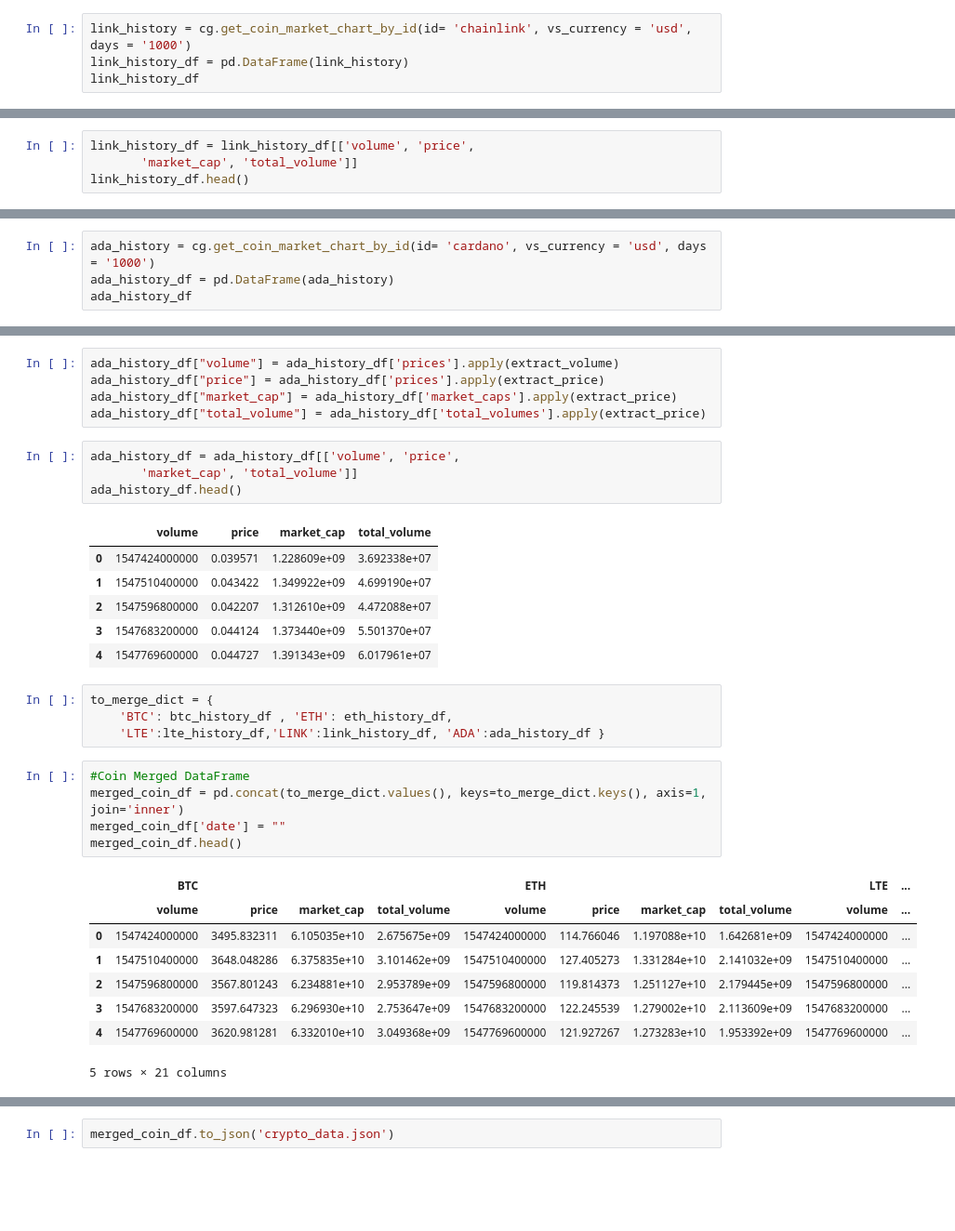
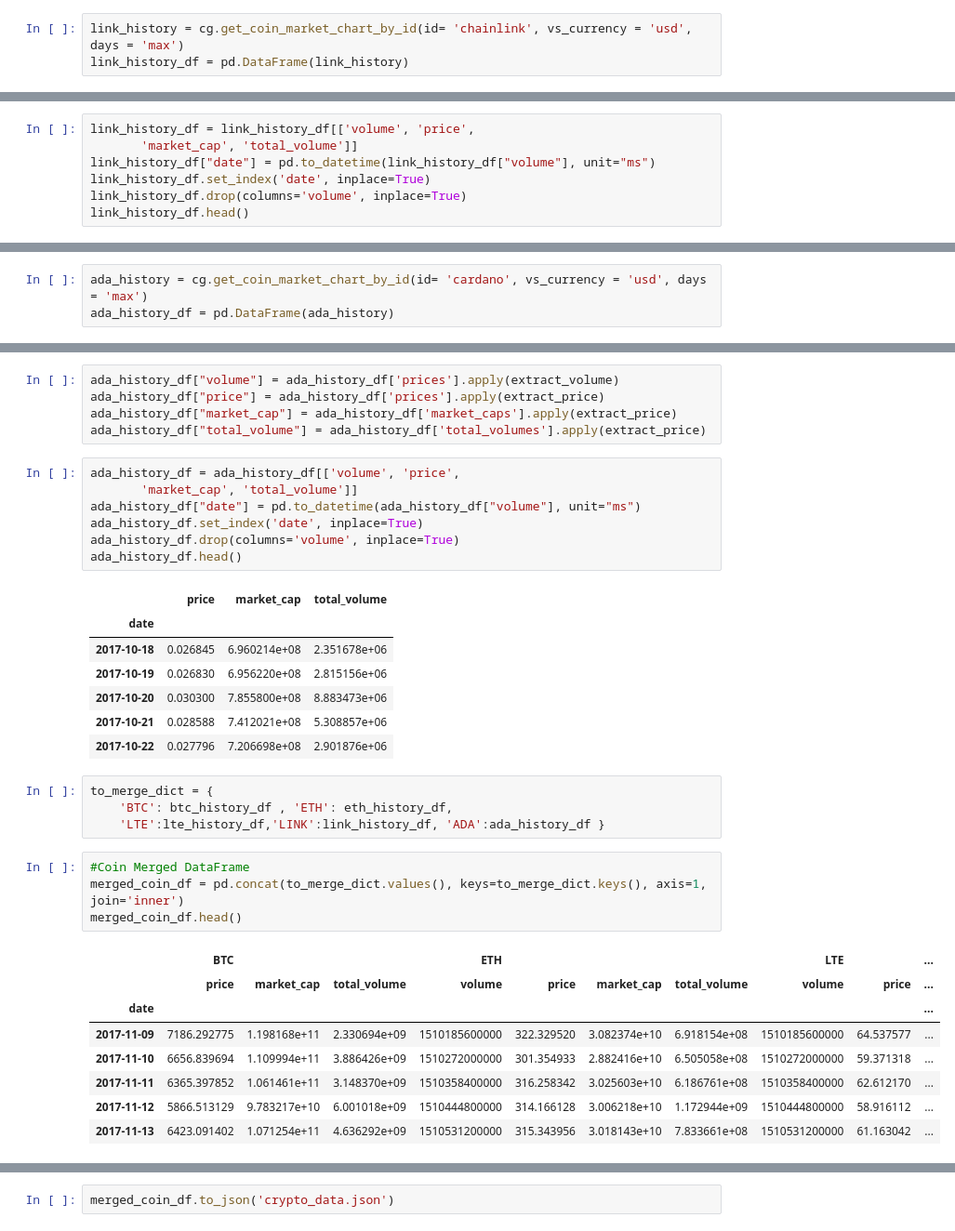
Before and after one commit to toniahurst/project_2, a Jupyter notebook: data_collection_db.ipynb, the cells around one changed output, grey strips where cells are left out. Shown: that part at 93% size. Saved outputs shown, nothing was run; the diff lists cells and outputs as text; blank space fills up the shorter version.

Commit message:
added dates for crypto

```diff
--- a/data_collection_db.ipynb
+++ b/data_collection_db.ipynb
@@ -158,4 +117,3 @@ lte_history_df.head()
 # %%
-link_history = cg.get_coin_market_chart_by_id(id= 'chainlink', vs_currency = 'usd', days = '1000')
+link_history = cg.get_coin_market_chart_by_id(id= 'chainlink', vs_currency = 'usd', days = 'max')
 link_history_df = pd.DataFrame(link_history)
-link_history_df
@@ -181,6 +125,9 @@ link_history_df["total_volume"] = link_history_df['total_volumes'].apply(extract
 # %%
 link_history_df = link_history_df[['volume', 'price',
        'market_cap', 'total_volume']]
+link_history_df["date"] = pd.to_datetime(link_history_df["volume"], unit="ms")
+link_history_df.set_index('date', inplace=True)
+link_history_df.drop(columns='volume', inplace=True)
 link_history_df.head()
 # %% [output]
 |  | volume | price | market_cap | total_volume |
@@ -192,6 +140,5 @@ link_history_df.head()
 # %%
-ada_history = cg.get_coin_market_chart_by_id(id= 'cardano', vs_currency = 'usd', days = '1000')
+ada_history = cg.get_coin_market_chart_by_id(id= 'cardano', vs_currency = 'usd', days = 'max')
 ada_history_df = pd.DataFrame(ada_history)
-ada_history_df
 # %% [output]
 |  | prices | market_caps | total_volumes |
@@ -215,14 +162,18 @@ ada_history_df["total_volume"] = ada_history_df['total_volumes'].apply(extract_p
 # %%
 ada_history_df = ada_history_df[['volume', 'price',
        'market_cap', 'total_volume']]
+ada_history_df["date"] = pd.to_datetime(ada_history_df["volume"], unit="ms")
+ada_history_df.set_index('date', inplace=True)
+ada_history_df.drop(columns='volume', inplace=True)
 ada_history_df.head()
 # %% [output]
-|  | volume | price | market_cap | total_volume |
-| 0 | 1547424000000 | 0.039571 | 1.228609e+09 | 3.692338e+07 |
-| 1 | 1547510400000 | 0.043422 | 1.349922e+09 | 4.699190e+07 |
-| 2 | 1547596800000 | 0.042207 | 1.312610e+09 | 4.472088e+07 |
-| 3 | 1547683200000 | 0.044124 | 1.373440e+09 | 5.501370e+07 |
-| 4 | 1547769600000 | 0.044727 | 1.391343e+09 | 6.017961e+07 |
+|  | price | market_cap | total_volume |
+| date |  |  |  |
+| 2017-10-18 | 0.026845 | 6.960214e+08 | 2.351678e+06 |
+| 2017-10-19 | 0.026830 | 6.956220e+08 | 2.815156e+06 |
+| 2017-10-20 | 0.030300 | 7.855800e+08 | 8.883473e+06 |
+| 2017-10-21 | 0.028588 | 7.412021e+08 | 5.308857e+06 |
+| 2017-10-22 | 0.027796 | 7.206698e+08 | 2.901876e+06 |
 # %%
 to_merge_dict = {
     'BTC': btc_history_df , 'ETH': eth_history_df,
@@ -230,14 +181,13 @@ to_merge_dict = {
 # %%
 #Coin Merged DataFrame
 merged_coin_df = pd.concat(to_merge_dict.values(), keys=to_merge_dict.keys(), axis=1, join='inner')
-merged_coin_df['date'] = ""
 merged_coin_df.head()
 # %% [output]
-|  | BTC |  |  |  | ETH |  |  |  | LTE | ... |
-|  | volume | price | market_cap | total_volume | volume | price | market_cap | total_volume | volume | ... |
-| 0 | 1547424000000 | 3495.832311 | 6.105035e+10 | 2.675675e+09 | 1547424000000 | 114.766046 | 1.197088e+10 | 1.642681e+09 | 1547424000000 | ... |
-| 1 | 1547510400000 | 3648.048286 | 6.375835e+10 | 3.101462e+09 | 1547510400000 | 127.405273 | 1.331284e+10 | 2.141032e+09 | 1547510400000 | ... |
-| 2 | 1547596800000 | 3567.801243 | 6.234881e+10 | 2.953789e+09 | 1547596800000 | 119.814373 | 1.251127e+10 | 2.179445e+09 | 1547596800000 | ... |
-| 3 | 1547683200000 | 3597.647323 | 6.296930e+10 | 2.753647e+09 | 1547683200000 | 122.245539 | 1.279002e+10 | 2.113609e+09 | 1547683200000 | ... |
-| 4 | 1547769600000 | 3620.981281 | 6.332010e+10 | 3.049368e+09 | 1547769600000 | 121.927267 | 1.273283e+10 | 1.953392e+09 | 1547769600000 | ... |
+|  | BTC |  |  | ETH |  |  |  | LTE |  | ... |
+|  | price | market_cap | total_volume | volume | price | market_cap | total_volume | volume | price | ... |
+| date |  |  |  |  |  |  |  |  |  | ... |
+| 2017-11-09 | 7186.292775 | 1.198168e+11 | 2.330694e+09 | 1510185600000 | 322.329520 | 3.082374e+10 | 6.918154e+08 | 1510185600000 | 64.537577 | ... |
+| 2017-11-10 | 6656.839694 | 1.109994e+11 | 3.886426e+09 | 1510272000000 | 301.354933 | 2.882416e+10 | 6.505058e+08 | 1510272000000 | 59.371318 | ... |
+| 2017-11-11 | 6365.397852 | 1.061461e+11 | 3.148370e+09 | 1510358400000 | 316.258342 | 3.025603e+10 | 6.186761e+08 | 1510358400000 | 62.612170 | ... |
+| 2017-11-12 | 5866.513129 | 9.783217e+10 | 6.001018e+09 | 1510444800000 | 314.166128 | 3.006218e+10 | 1.172944e+09 | 1510444800000 | 58.916112 | ... |
+| 2017-11-13 | 6423.091402 | 1.071254e+11 | 4.636292e+09 | 1510531200000 | 315.343956 | 3.018143e+10 | 7.833661e+08 | 1510531200000 | 61.163042 | ... |
-5 rows × 21 columns
```
Also changed, not shown: parts of 28 cells of this notebook, 3 other files.
